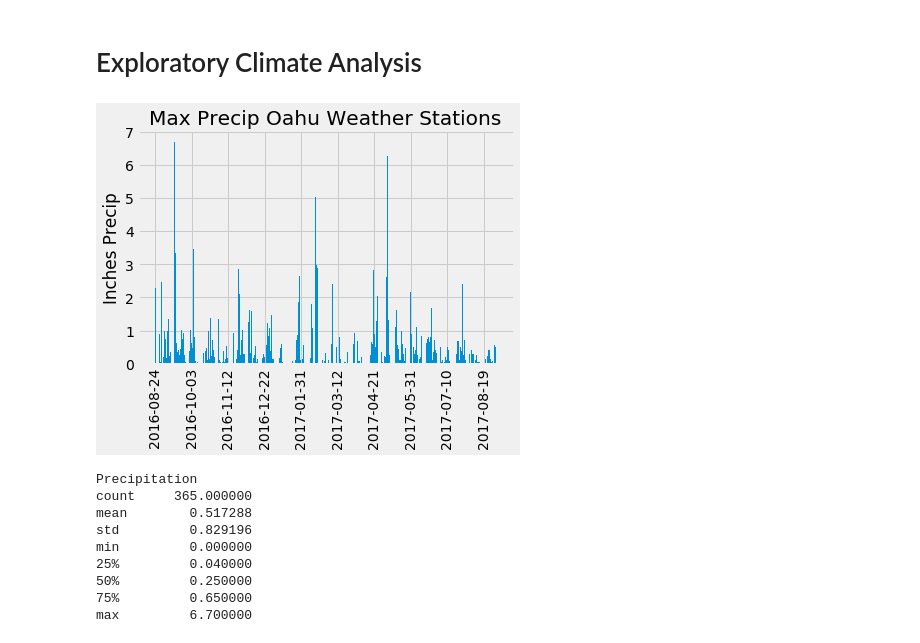
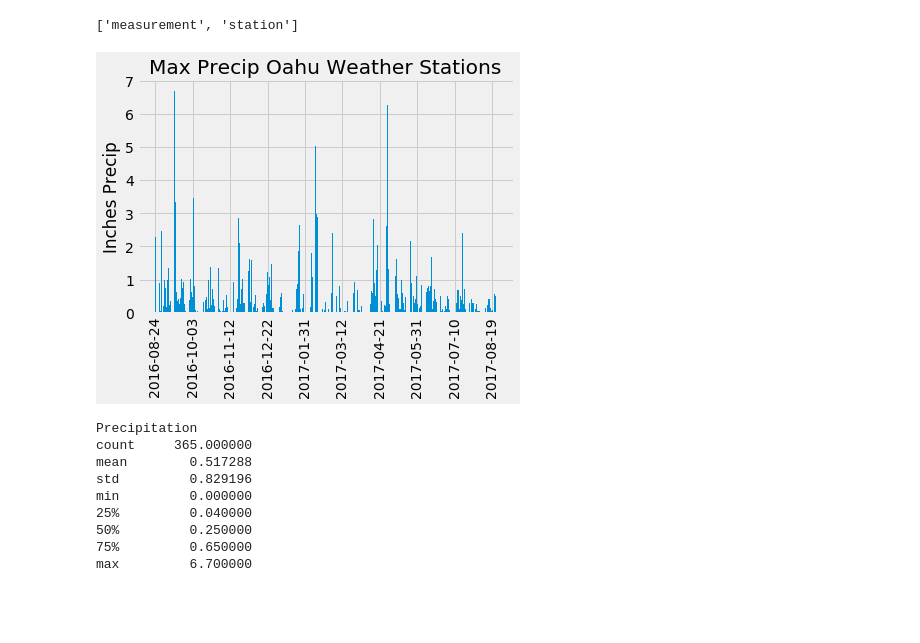
Before and after one commit to Terrence-Cummings/sqlalchemy-challenge, a Jupyter notebook: climate_TC_v1.ipynb, the cells around one changed output. Cells and saved outputs as stored; diff of their text form; code cells hidden in the pictures; blank space fills up the shorter version.

```diff
--- a/climate_TC_v1.ipynb
+++ b/climate_TC_v1.ipynb
@@ -58,45 +47,70 @@ session = Session(engine)
-# %% [markdown]
-# Exploratory Climate Analysis
+# %%
+#Use automap to get table structures and reflect into classes
+Base = automap_base()
+Base.prepare(engine, reflect=True)
+
+#See what classes have been created. Classes created should match tables found by Inspector
+classes_created = Base.classes.keys()
+print(classes_created)
+
+#Single variable to represent each Class associated with the automapped Base
+Measurement = Base.classes.measurement
+Station = Base.classes.station
+
+#Classes are now all setup. Start query session.
+session = Session(engine)
+# %% [output]
+['measurement', 'station']
 # %%
 # Design a query to retrieve the last 12 months of precipitation data and plot the results
 
+#Find the earliest date in the Measurement table by query. Convert to python dictionary, read date as text, convert to datetime.
 earliest_date_query = session.query(Measurement.date).order_by(Measurement.date).first()
-latest_date_query = session.query(Measurement.date).order_by(Measurement.date.desc()).first()
 ed_dict=earliest_date_query._asdict()
 earliest_date = ed_dict['date']
+earliest_date_dt = dt.datetime.strptime(earliest_date, "%Y-%m-%d")
+
+#Find the latest date in the Measurement table by query. Convert to python dictionary, read date as text, convert to datetime.
+latest_date_query = session.query(Measurement.date).order_by(Measurement.date.desc()).first()
 ld_dict=latest_date_query._asdict()
 latest_date = ld_dict['date']
-
-earliest_date_dt = dt.datetime.strptime(earliest_date, "%Y-%m-%d")
 latest_date_dt = dt.datetime.strptime(latest_date, "%Y-%m-%d")
 
-# Calculate the date 1 year ago from the last data point in the database
+# Calculate the date 1 year ago from the latest data point in the database
 year_ago_latest_dt = latest_date_dt - dt.timedelta(days=365)
 
-# Perform a query to retrieve the data and precipitation scores
+#Perform a query to retrieve the date and precipitation over prior year from the latest date
 date_prcp_query = session.query(Measurement.date, Measurement.prcp).\
     filter(Measurement.date<=latest_date_dt).filter(Measurement.date>year_ago_latest_dt)
 
-# Save the query results as a Pandas DataFrame and set the index to the date column
+#Save the query results as a Pandas DataFrame and set the index to the date column
 date_prcp_df = pd.DataFrame(date_prcp_query, columns=['Date', 'Precipitation'])
 date_prcp_df.set_index('Date', inplace=True)
 
-# Sort the dataframe by date
+#Drop NaN's and sort the dataframe by date
 date_prcp_df.dropna(inplace=True)
 date_prcp_df.sort_index(inplace=True)
-date_prcp_max = date_prcp_df.groupby('Date')[['Precipitation']].max()
-
-# Use Pandas Plotting with Matplotlib to plot the data
-x = date_prcp_max.index
-y = date_prcp_max['Precipitation']
-
-fig, ax = plt.subplots()
-ax.bar(x, y)
-ax.set_xticks(x[::39])
-ax.set_xticklabels(x[::40], rotation=90)
-plt.ylabel('Inches Precip')
-plt.title('Max Precip Oahu Weather Stations')
-plt.show()
-# %% [output]
-[figure, removed]
+# %%
+
+#Data contains precipitation readings from numerous Oahu weather stations on the same dates.
+#Use the max precipitation recorded at any weather station on a date as data to plot.abs
+#Groupby date and take the max precipitaiton reading on that date.
+date_prcp_max = date_prcp_df.groupby('Date')[['Precipitation']].max()
+
+
+#Plot x index (date) y (max precip on that date)
+x = date_prcp_max.index
+y = date_prcp_max['Precipitation']
+
+fig, ax = plt.subplots()
+ax.bar(x, y)
+
+#Space x ticks and labels so they are readable
+ax.set_xticks(x[::40])
+ax.set_xticklabels(x[::40], rotation=90)
+plt.ylabel('Inches Precip')
+plt.title('Max Precip Oahu Weather Stations')
+plt.show()
+# %% [output]
+[figure, added]
 # %%
```
Also changed, not shown: parts of 12 cells of this notebook, 1 other file.
